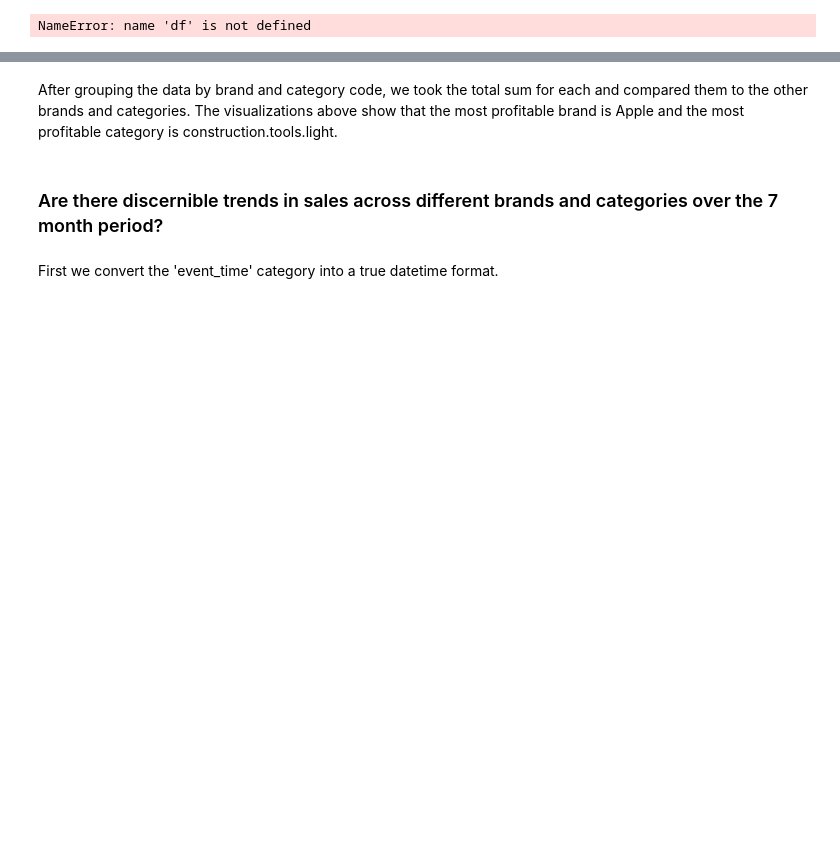
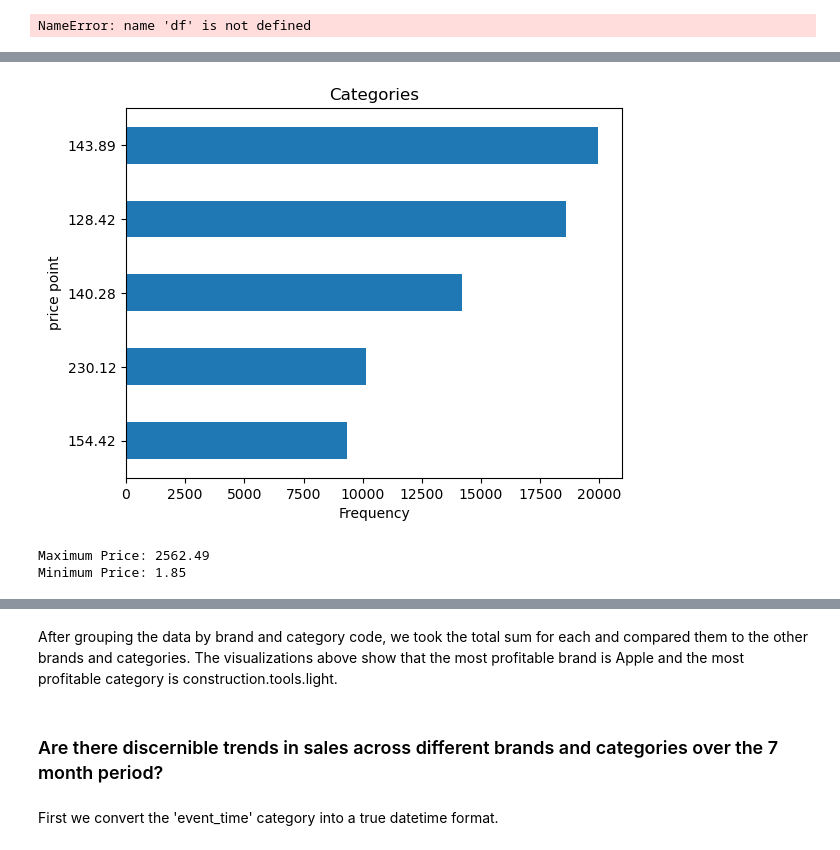
Before and after one commit to seel6470/CSPB-4502-Group-9-Project, a Jupyter notebook: Project Code.ipynb, the cells around one changed output, grey strips where cells are left out. Cells and saved outputs as stored; diff of their text form; code cells hidden in the pictures; blank space fills up the shorter version.

```diff
--- a/Project Code.ipynb
+++ b/Project Code.ipynb
@@ -358,0 +327,25 @@ NameError: name 'df' is not defined
+# %%
+flashlight_sales = pd.Series(dtype=float) # hold all unique price points
+
+for chunk in pd.read_csv('./purchased_entries_clean.csv.gz', chunksize = 100000):
+    flashlights = chunk[chunk['category_code'] == 'construction.tools.light']
+    flashlight_sales = flashlight_sales.add(flashlights.groupby('price')['price'].size(), fill_value=0)
+
+flashlight_sales = flashlight_sales.sort_values(ascending=False)
+# %%
+flashlight_sales.head().plot(kind='barh')
+plt.title('Categories')
+plt.xlabel('Frequency')
+plt.ylabel('price point')
+plt.gca().invert_yaxis()
+plt.show()
+
+max_price = flashlight_sales.index.max()
+min_price = flashlight_sales.index.min()
+
+print("Maximum Price:", max_price)
+print("Minimum Price:", min_price)
+# %% [output]
+[figure, added]
+Maximum Price: 2562.49
+Minimum Price: 1.85
```
Also changed, not shown: parts of 22 cells of this notebook.
